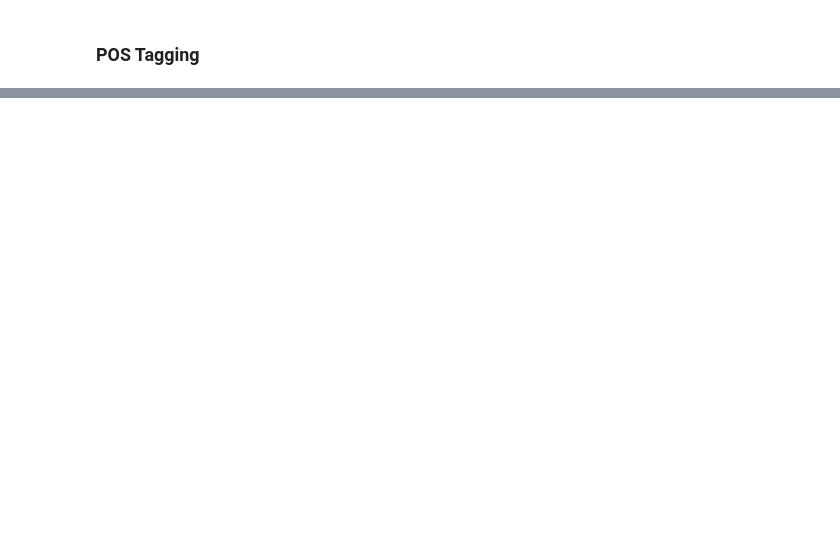
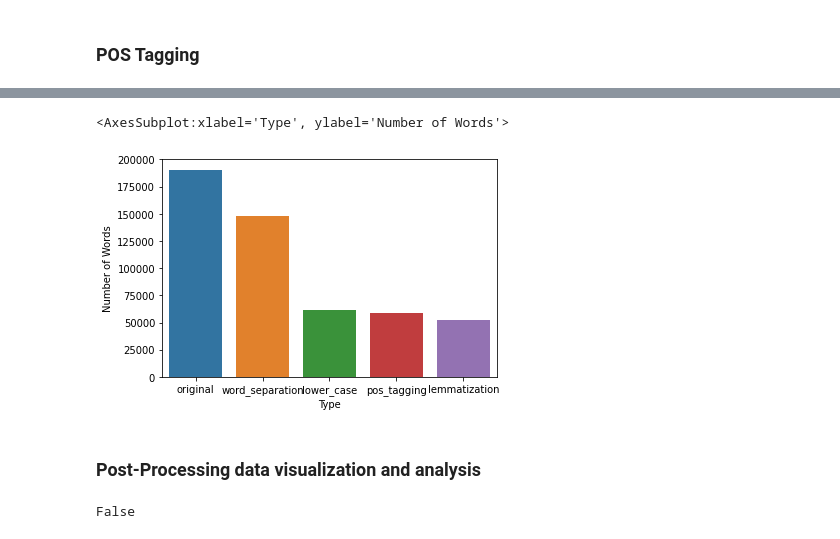
Before and after one commit to ricardomilhazes/WellBeingAnalysis, a Jupyter notebook: opinion_mining/pre_processing.ipynb, the cells around one changed output, grey strips where cells are left out. Cells and saved outputs as stored; diff of their text form; code cells hidden in the pictures; blank space fills up the shorter version.

```diff
--- a/opinion_mining/pre_processing.ipynb
+++ b/opinion_mining/pre_processing.ipynb
@@ -123,13 +239,16 @@ data["Review Text"].head()
 # %%
-# Evaluate the decrease in complexity levels after lower casing every review
-lower_case = set()
-data["Review Text"].apply(lower_case.update)
+# Evaluate the decrease in complexity levels after lemmatization
+lemmatization = set()
+data["Processed Review Text"].apply(lemmatization.update)
 
-lower_case_data = {
-    'Number of Words': len(list(lower_case)),
-    'Type': "lower_case",
+lemmatization_data = {
+    'Number of Words': len(list(lemmatization)),
+    'Type': "lemmatization",
 }
 
-pf_df = pf_df.append(lower_case_data, ignore_index=True)
+pf_df = pf_df.append(lemmatization_data, ignore_index=True)
 
 sns.barplot(x="Type", y="Number of Words", data=pf_df)
+# %% [output]
+<AxesSubplot:xlabel='Type', ylabel='Number of Words'>
+[figure, added]
@@ -164,0 +258,7 @@ data['Review Text'] = data["Review Text"].apply(" ".join)
+# %% [markdown]
+### Post-Processing data visualization and analysis
+# %%
+# Look for null values after cleaning
+data.isnull().values.any()
+# %% [output]
+False
```
Also changed, not shown: parts of 25 cells of this notebook, 3 other files.
